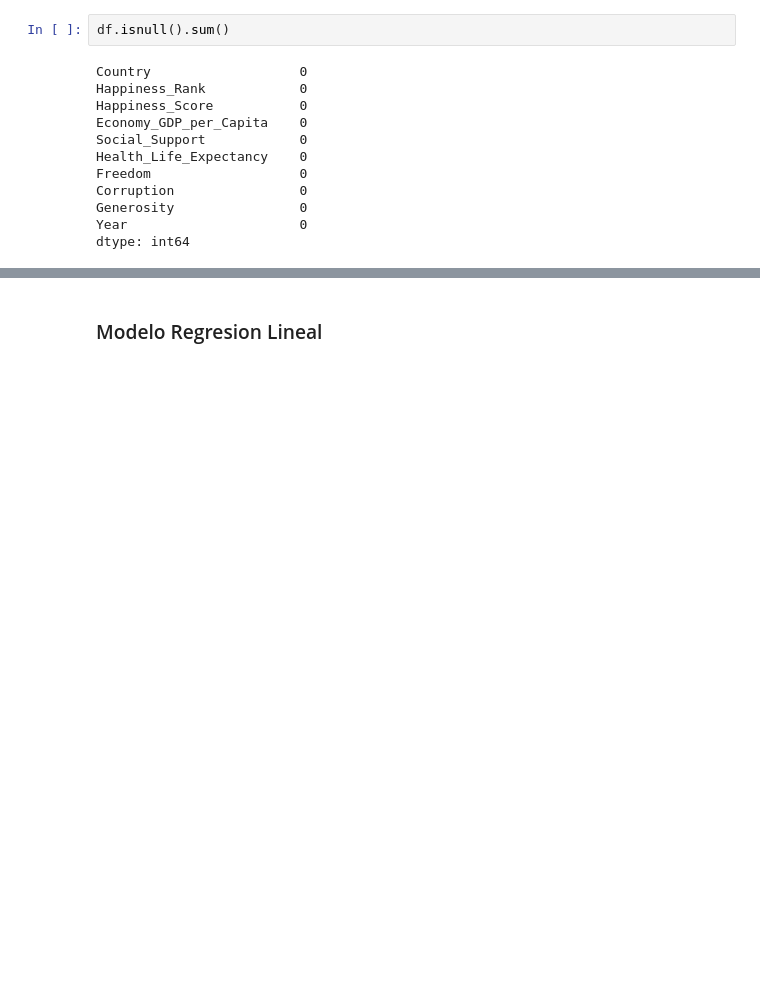
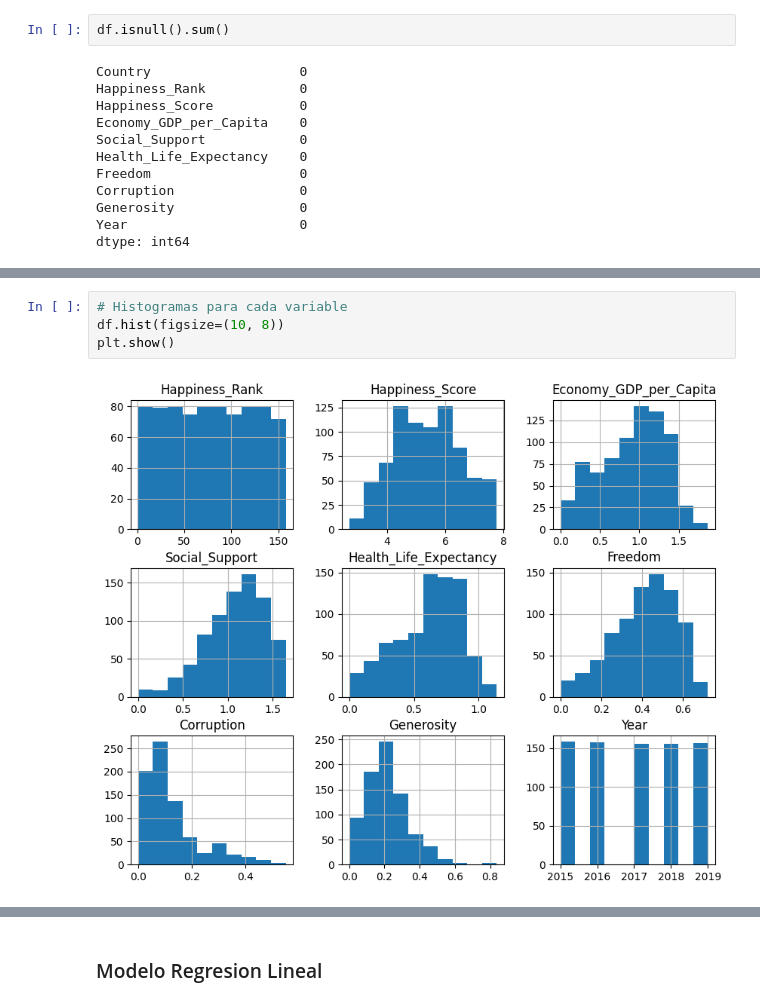
Before and after one commit to MarianaMera12/Workshop-3, a Jupyter notebook: Model/EDA_csv.ipynb, the cells around one changed output, grey strips where cells are left out. Cells and saved outputs as stored; diff of their text form; blank space fills up the shorter version.

```diff
--- a/Model/EDA_csv.ipynb
+++ b/Model/EDA_csv.ipynb
@@ -495,0 +594,6 @@ dtype: int64
+# %%
+# Histogramas para cada variable
+df.hist(figsize=(10, 8))
+plt.show()
+# %% [output]
+[figure, added]
```
Also changed, not shown: parts of 25 cells of this notebook, 8 other files.
